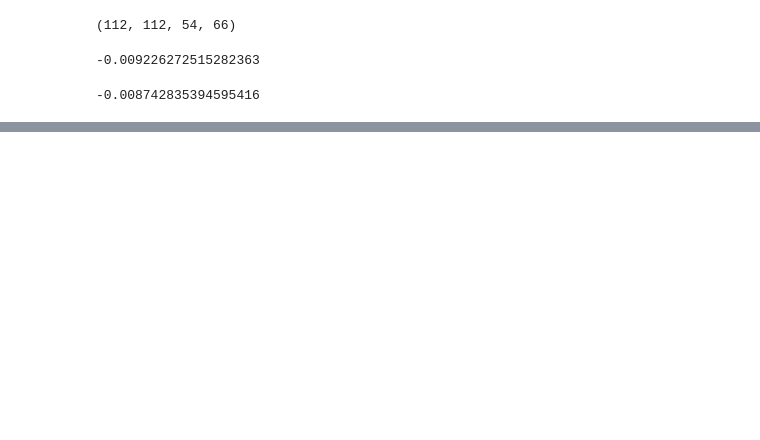
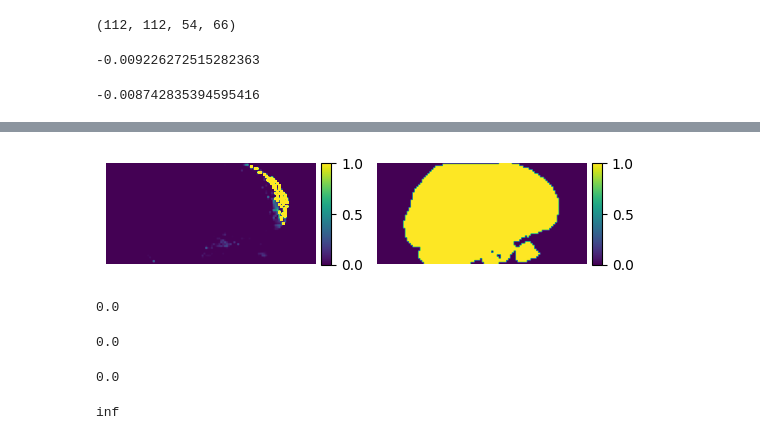
Before and after one commit to MASILab/gradtensor, a Jupyter notebook: src/sh_val_plot1.ipynb, the cells around one changed output, grey strips where cells are left out. Cells and saved outputs as stored; diff of their text form; code cells hidden in the pictures; blank space fills up the shorter version.

```diff
--- a/src/sh_val_plot1.ipynb
+++ b/src/sh_val_plot1.ipynb
@@ -196,0 +283,2 @@ pk_sh2000[45][45][30][45]
+# %%
+pk_sh1000 = val_pk(pk_corr_dwi1[:,:,:,len1],og_bval[len1],og_bvec[len1,:])
@@ -196,0 +333,8 @@ pk_sh2000[45][45][30][45]
+# %%
+mask = nib.load('/nfs/masi/kanakap/projects/LR_tract/MASiVar_kids/sub-cIVs001/ses-s1Bx2/prequal_dwi_cat/mrtrix_mask.nii').get_fdata()
+mask = mask.astype(int)
+from scipy import ndimage
+mask = ndimage.binary_dilation(mask, iterations=1).astype(mask.dtype)
+# %%
+pk_rish1000, final_orders = compute_rish(pk_sh1000,mask=mask)
+emp_rish1000, final_orders = compute_rish(emp_sh1000,mask=mask)
@@ -196,0 +359,33 @@ pk_sh2000[45][45][30][45]
+# %%
+
+slice_idx = 60
+slice = pk_rish1000[:,:,:,0] - emp_rish1000[:,:,:,0]
+slice = slice[slice_idx, :,:]
+slice = np.flip(np.rot90(slice,3))
+slice = np.nan_to_num(slice)
+m = 0
+M = 1
+plt.subplot(1,2,1)
+plt.axis('off')
+cmap = plt.get_cmap('viridis')
+im = plt.imshow(np.abs(slice),vmin=m, vmax=M, cmap=cmap)
+divider = make_axes_locatable(plt.gca())
+ax = divider.append_axes("right", size="5%", pad=0.05)
+a = plt.colorbar(im, cax=ax)
+
+
+slice = mask[slice_idx, :,:]
+slice = np.flip(np.rot90(slice,3))
+slice = np.nan_to_num(slice)
+plt.subplot(1,2,2)
+plt.axis('off')
+cmap = plt.get_cmap('viridis')
+m = 0
+M = 1
+im = plt.imshow(np.abs(slice), vmin=m, vmax=M, cmap=cmap)
+#im = plt.imshow(np.abs(slice),cmap=cmap)
+divider = make_axes_locatable(plt.gca())
+ax = divider.append_axes("right", size="5%", pad=0.05)
+a = plt.colorbar(im, cax=ax)
+# %% [output]
+[figure, added]
@@ -196,0 +398,16 @@ pk_sh2000[45][45][30][45]
+# %%
+ape(emp_rish1000[:,:,:,0],emp_rish1000[:,:,:,0])
+# %% [output]
+0.0
+# %%
+np.max(emp_rish1000[:,:,:,0]) - np.min(emp_rish1000[:,:,:,0])
+# %% [output]
+0.0
+# %%
+np.min(emp_rish1000[:,:,:,3])
+# %% [output]
+0.0
+# %%
+RMSE
+# %% [output]
+inf
```
Also changed, not shown: parts of 46 cells of this notebook, 3 other files.
